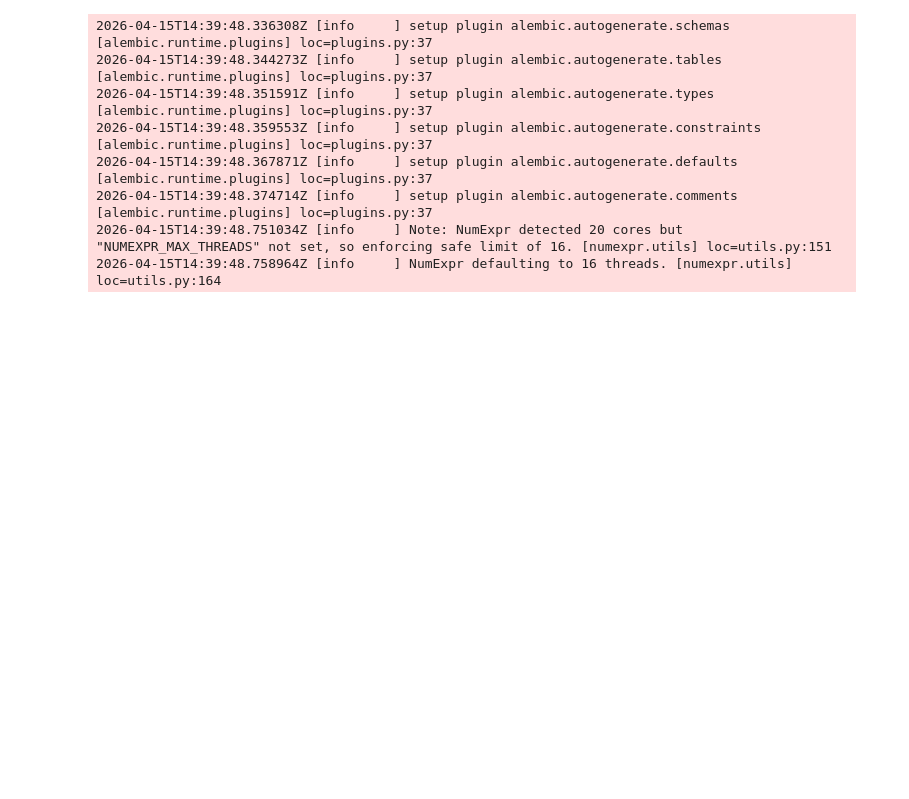
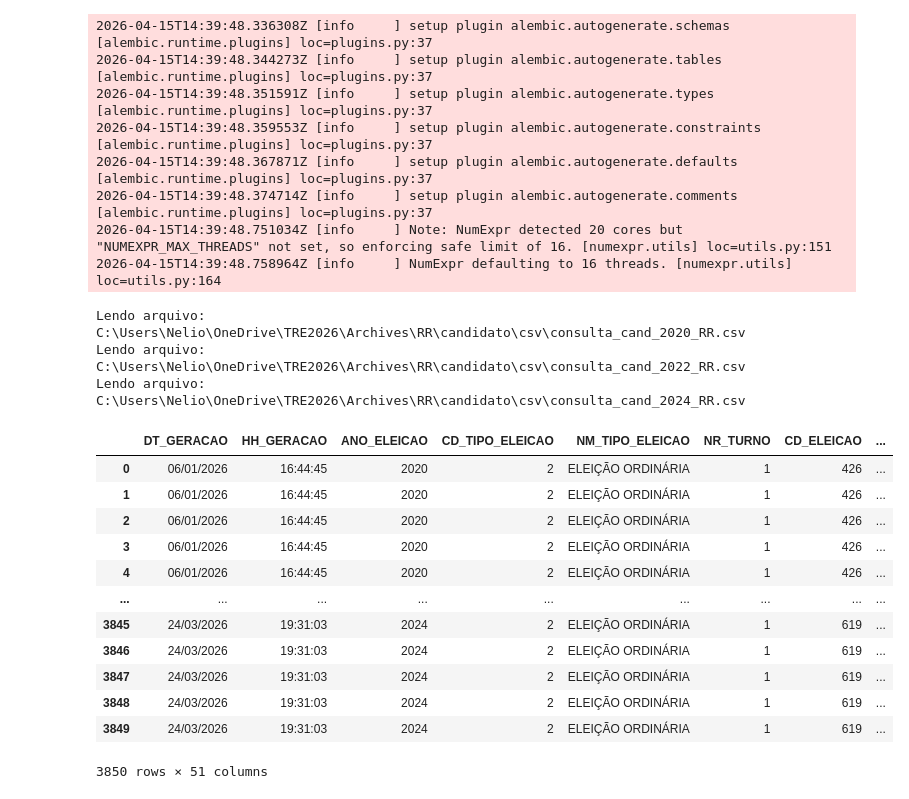
Before and after one commit to Jneliorr/airflow_project, a Jupyter notebook: notebooks/candidato.ipynb, the cells around one changed output. Cells and saved outputs as stored; diff of their text form; code cells hidden in the pictures; blank space fills up the shorter version.

Commit message:
candidatos notebook

```diff
--- a/notebooks/candidato.ipynb
+++ b/notebooks/candidato.ipynb
@@ -38,7 +38,7 @@ def candidato(file_csv):
     access_key = 'a35b4c037c701ade40b95d0c48e4b4b3'
     secret_key = '9eb9f6eac22bb9a13a90f36ab18092e455fef1ead93ec303fe94c0bf2ae90e42'
     bucket_name = 'tre'
-    folder_local = os.getenv('CANDIDATO_FOTOS_DIR', '/opt/airflow/TRE2026/archives/RR/candidato/jpg')
+    folder_local = r'C:\Users\Nelio\OneDrive\TRE2026\Archives\RR\candidato' ##os.getenv('CANDIDATO_FOTOS_DIR', '/opt/airflow/TRE2026/archives/RR/candidato/jpg')
     folder_remote = 'fotosrr/'
 
     s3 = boto3.client(
@@ -50,7 +50,7 @@ def candidato(file_csv):
     config=Config(signature_version='s3v4')
     )
     base_url = "https://pub-e9ede5cdf96443d58340a9a3b62a2816.r2.dev/fotosrr/"
-    engine = create_engine(f"postgresql+psycopg2://{USER}:{PASSWORD}@db:5432/eleicao_RR")
+    # engine = create_engine(f"postgresql+psycopg2://{USER}:{PASSWORD}@db:5432/eleicao_RR")
 
     for i in os.listdir(file_csv):
         full_path = os.path.join(file_csv, i)
@@ -74,28 +74,50 @@ def candidato(file_csv):
 
     dfconsulta = pd.concat(dfs, ignore_index=True)
 
-    for file in os.listdir(folder_local):
-        if file.lower().endswith(('.png', '.jpg', '.jpeg')):
-            lista_links.append({
-                "Nome_Foto": file,
-                "URL_Foto": base_url + file
-            })
-    fotos = pd.DataFrame(lista_links)
-    fotos['idCandidatos'] = fotos['Nome_Foto'].str[2:14]
+    # for file in os.listdir(folder_local):
+    #     if file.lower().endswith(('.png', '.jpg', '.jpeg')):
+    #         lista_links.append({
+    #             "Nome_Foto": file,
+    #             "URL_Foto": base_url + file
+    #         })
+    # fotos = pd.DataFrame(lista_links)
+    # fotos['idCandidatos'] = fotos['Nome_Foto'].str[2:14]
 
-    df = pd.merge(
-    dfconsulta,
-    fotos,
-    how='left',
-    right_on='idCandidatos',
-    left_on='SQ_CANDIDATO').drop('idCandidatos', axis=1)
-    df.columns = [col.lower() for col in df.columns]
-    df.drop_duplicates(['id_candidato'], inplace=True)
+    # df = pd.merge(
+    # dfconsulta,
+    # fotos,
+    # how='left',
+    # right_on='idCandidatos',
+    # left_on='SQ_CANDIDATO').drop('idCandidatos', axis=1)
+    # df.columns = [col.lower() for col in df.columns]
+    # df.drop_duplicates(['id_candidato'], inplace=True)
 
-    df.to_sql("dcandidato", engine, index=False, if_exists='append')
+    # df.to_sql("dcandidato", engine, index=False, if_exists='append')
 
 
 
 
 
-    return print("Todos os arquivos foram processados e carregados no banco de archives com sucesso!")
+    return dfconsulta
+# %%
+df = candidato(file_csv = r'C:\Users\Nelio\OneDrive\TRE2026\Archives\RR\candidato\csv')
+# %% [output]
+Lendo arquivo: C:\Users\Nelio\OneDrive\TRE2026\Archives\RR\candidato\csv\consulta_cand_2020_RR.csv
+Lendo arquivo: C:\Users\Nelio\OneDrive\TRE2026\Archives\RR\candidato\csv\consulta_cand_2022_RR.csv
+Lendo arquivo: C:\Users\Nelio\OneDrive\TRE2026\Archives\RR\candidato\csv\consulta_cand_2024_RR.csv
+# %%
+df
+# %% [output]
+|  | DT_GERACAO | HH_GERACAO | ANO_ELEICAO | CD_TIPO_ELEICAO | NM_TIPO_ELEICAO | NR_TURNO | CD_ELEICAO | ... |
+| 0 | 06/01/2026 | 16:44:45 | 2020 | 2 | ELEIÇÃO ORDINÁRIA | 1 | 426 | ... |
+| 1 | 06/01/2026 | 16:44:45 | 2020 | 2 | ELEIÇÃO ORDINÁRIA | 1 | 426 | ... |
+| 2 | 06/01/2026 | 16:44:45 | 2020 | 2 | ELEIÇÃO ORDINÁRIA | 1 | 426 | ... |
+| 3 | 06/01/2026 | 16:44:45 | 2020 | 2 | ELEIÇÃO ORDINÁRIA | 1 | 426 | ... |
+| 4 | 06/01/2026 | 16:44:45 | 2020 | 2 | ELEIÇÃO ORDINÁRIA | 1 | 426 | ... |
+| ... | ... | ... | ... | ... | ... | ... | ... | ... |
+| 3845 | 24/03/2026 | 19:31:03 | 2024 | 2 | ELEIÇÃO ORDINÁRIA | 1 | 619 | ... |
+| 3846 | 24/03/2026 | 19:31:03 | 2024 | 2 | ELEIÇÃO ORDINÁRIA | 1 | 619 | ... |
+| 3847 | 24/03/2026 | 19:31:03 | 2024 | 2 | ELEIÇÃO ORDINÁRIA | 1 | 619 | ... |
+| 3848 | 24/03/2026 | 19:31:03 | 2024 | 2 | ELEIÇÃO ORDINÁRIA | 1 | 619 | ... |
+| 3849 | 24/03/2026 | 19:31:03 | 2024 | 2 | ELEIÇÃO ORDINÁRIA | 1 | 619 | ... |
+3850 rows × 51 columns
```
